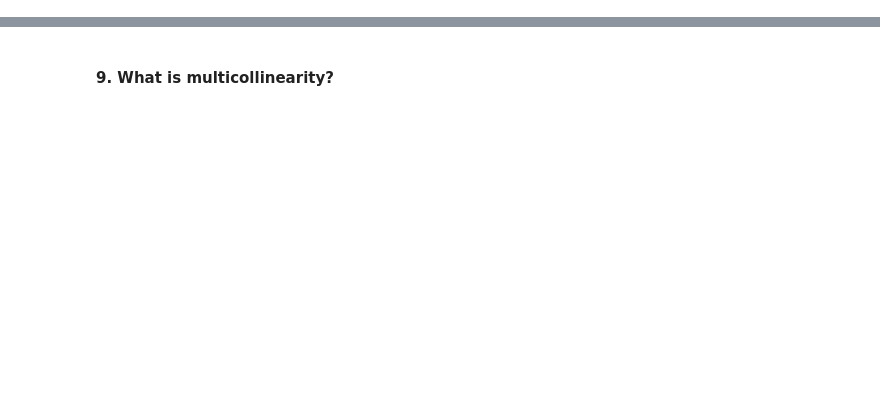
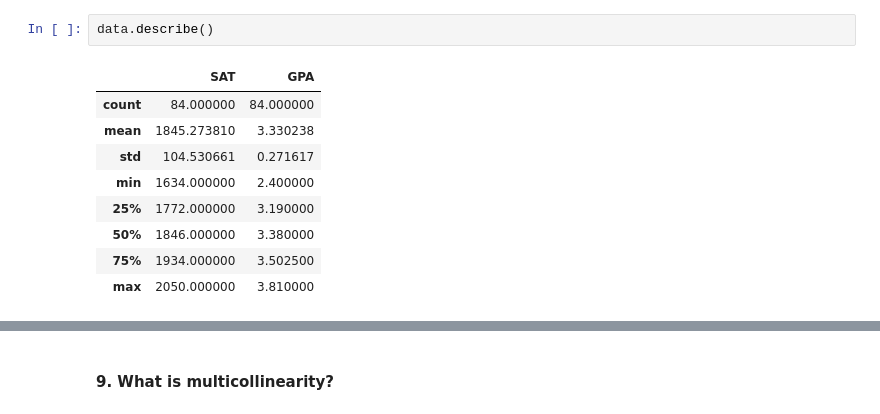
Before and after one commit to rkasana/iNeuronAssign, a Jupyter notebook: LinearRegression/LinearRegressionAssignment.ipynb, the cells around one changed output, grey strips where cells are left out. Saved outputs shown, nothing was run; the diff lists cells and outputs as text; blank space fills up the shorter version.

```diff
--- a/LinearRegression/LinearRegressionAssignment.ipynb
+++ b/LinearRegression/LinearRegressionAssignment.ipynb
@@ -86,0 +22,12 @@ Gradient descent is an optimization algorithm used to minimize some function by
+# %%
+data.describe()
+# %% [output]
+|  | SAT | GPA |
+| count | 84.000000 | 84.000000 |
+| mean | 1845.273810 | 3.330238 |
+| std | 104.530661 | 0.271617 |
+| min | 1634.000000 | 2.400000 |
+| 25% | 1772.000000 | 3.190000 |
+| 50% | 1846.000000 | 3.380000 |
+| 75% | 1934.000000 | 3.502500 |
+| max | 2050.000000 | 3.810000 |
```
Also changed, not shown: parts of 161 cells of this notebook.
